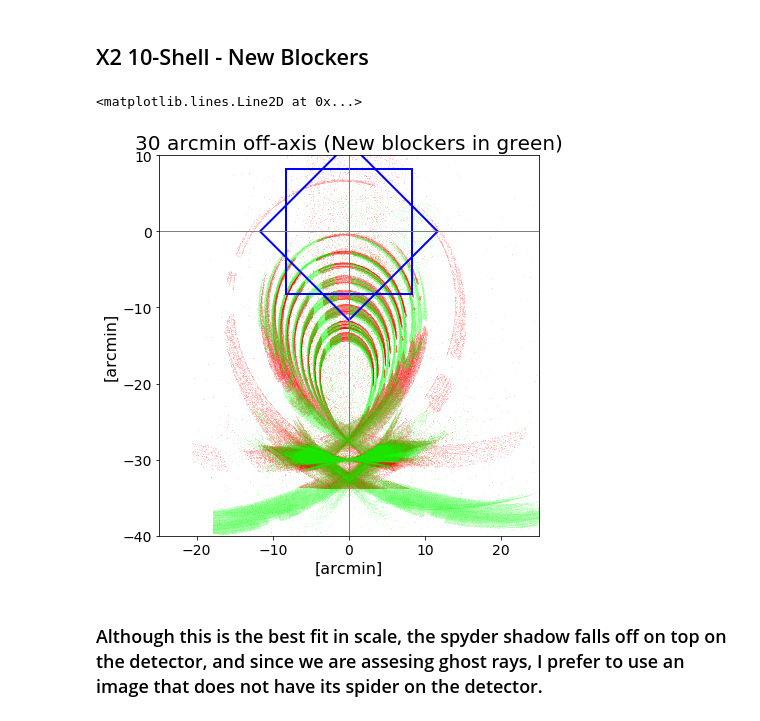
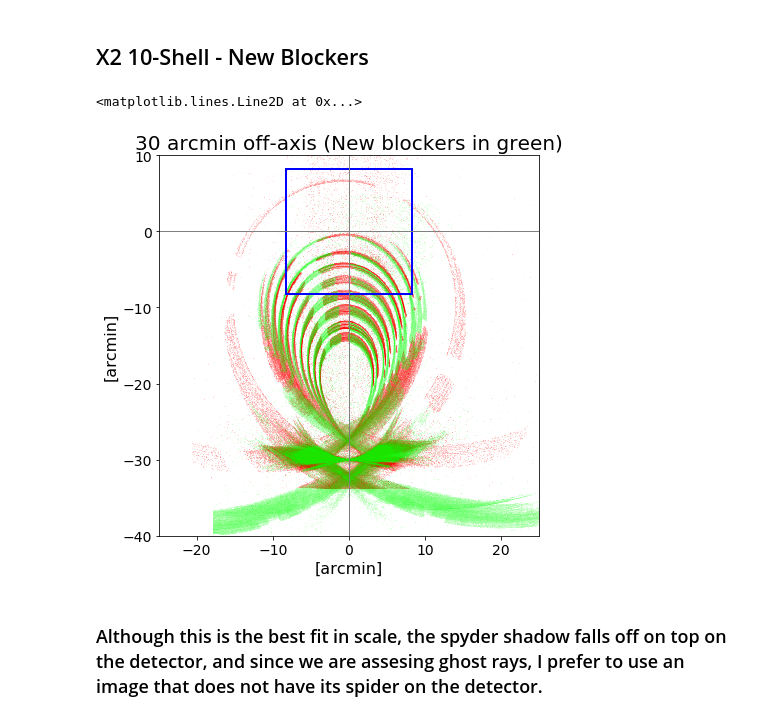
Before and after one commit to pymilo/Milo_CCD_Cal, a Jupyter notebook: Notebooks/GhostRays_10Shell_NewBlockers.ipynb, the cells around one changed output. Drawn from its saved outputs; the diff is of its cells as text; code cells hidden in the pictures.

```diff
--- a/Notebooks/GhostRays_10Shell_NewBlockers.ipynb
+++ b/Notebooks/GhostRays_10Shell_NewBlockers.ipynb
@@ -105,33 +105,33 @@ DX2N_X0_Ym30 = skimage.transform.rotate(((CD_X0_Ym30-DarksC)/(CD_X0_Ym30-DarksC)
 # %%
 '''Plotting'''
 fig = plt.figure(figsize=(10,7))
 ax = fig.add_subplot(111, aspect='equal')
 
 ax.imshow(DX2_X0_Ym30, origin='lower',cmap=tred,
            norm=matplotlib.colors.LogNorm(),
           extent=[-X0*s.value+X,(-X0+resol)*s.value+X,-Y0*s.value+Y,(-Y0+resol)*s.value+Y],
           vmin=0.002,vmax=0.05)
 
 ax.imshow(DX2N_X0_Ym30, origin='lower',cmap=tgreen,
            norm=matplotlib.colors.LogNorm(),
           extent=[-X1*s.value+X,(-X1+resol)*s.value+X,-Y1*s.value+Y,(-Y1+resol)*s.value+Y],
           vmin=0.001,vmax=0.05)
 
 rect = patches.Rectangle((-8.25,-8.25),16.5,16.5,linewidth=2,edgecolor='b',facecolor='none')
 ax.add_patch(rect)
 rect2 = patches.Rectangle((0,-11.667),16.5,16.5,linewidth=2,edgecolor='b',facecolor='none',angle=45)
-ax.add_patch(rect2)
+#ax.add_patch(rect2)
 ax.set_xlim((-25,25))
 ax.set_ylim((-40,10))
 ax.set_xlabel('[arcmin]',fontsize=16)
 ax.set_ylabel('[arcmin]',fontsize=16)
 ax.set_title('30 arcmin off-axis (New blockers in green)', fontsize=20)
 ax.tick_params(labelsize=14)
 ax.axvline(0,color='grey',linewidth=1)
 ax.axhline(0,color='grey',linewidth=1)
 # %% [output]
 <matplotlib.lines.Line2D at 0x...>
-[figure, old version]
+[figure, new version]
 # %% [markdown]
 ### Although this is the best fit in scale, the spyder shadow falls off on top on the detector, and since we are assesing ghost rays, I prefer to use an image that does not have its spider on the detector.
 # %% [markdown]
```
Also changed, not shown: parts of 1 cell of this notebook, 2 other files.
